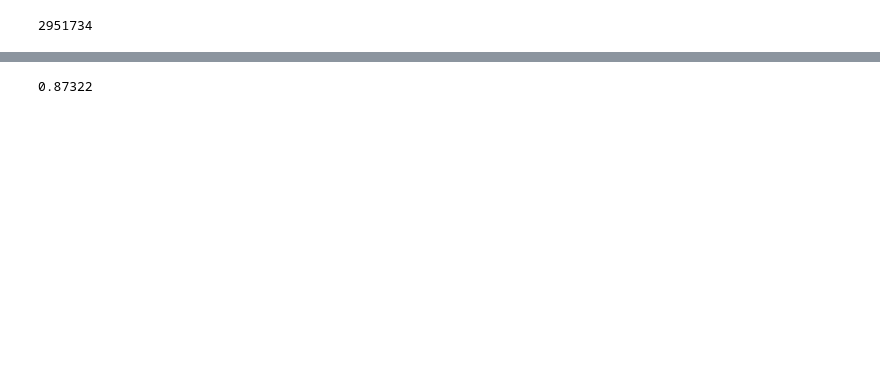
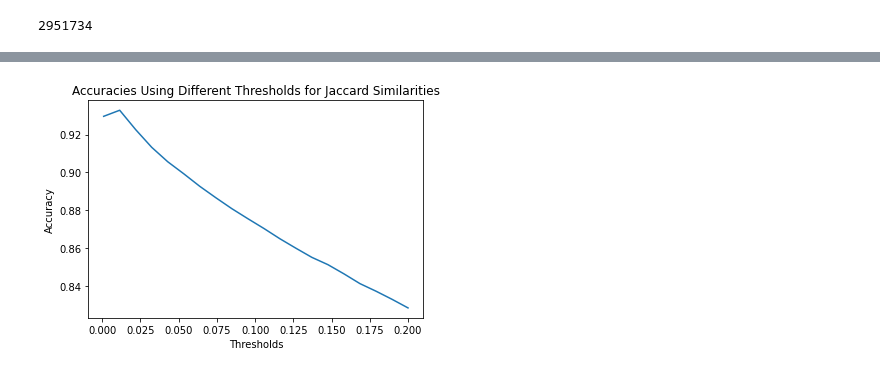
Before and after one commit to sejli/cse158as2, a Jupyter notebook: cse158as2.ipynb, the cells around one changed output, grey strips where cells are left out. Cells and saved outputs as stored; diff of their text form; code cells hidden in the pictures; blank space fills up the shorter version.

```diff
--- a/cse158as2.ipynb
+++ b/cse158as2.ipynb
@@ -155,6 +161,15 @@ for d in train:
   s = d['streamer_username']
   usersPerStreamer[s].add(u)
   streamersPerUser[u].add(s)
+# %%
+# Calculate similarities for everything so we don't have to calculate every time we run
+sims = defaultdict(int)
+for label, sample in X_valid:
+  for u, s in sample:
+    users = usersPerStreamer[s]
+    for s2 in streamersPerUser[u]:
+      sim = Jaccard(users, usersPerStreamer[s2])
+      sims[(u, s, s2)] = sim
 # %%
 # Max Sim = 0.01
 predictions = []
@@ -177,19 +192,25 @@ print(accuracy)
 # %%
-# Max Sim = 0.1
-predictions = []
-for label, sample in X_valid:
-  for u, s in sample:
-    maxSim = 0
-    users = usersPerStreamer[s]
-    for s2 in streamersPerUser[u]:
-      sim = Jaccard(users, usersPerStreamer[s2])
-      if sim > maxSim:
-        maxSim = sim
-    if maxSim > 0.1:
-      predictions.append(1)
-    else:
-      predictions.append(0)
-accuracy = sum(np.array(predictions) == np.array(y_valid)) / (len(y_valid))
-print(accuracy)
+X = np.linspace(0.001, 0.2, 20)
+y = []
+for threshold in X:
+  predictions = []
+  for label, sample in X_valid:
+    for u, s in sample:
+      maxSim = 0
+      users = usersPerStreamer[s]
+      for s2 in streamersPerUser[u]:
+        sim = sims[(u, s, s2)]
+        if sim > maxSim:
+          maxSim = sim
+      if maxSim > threshold:
+        predictions.append(1)
+      else:
+        predictions.append(0)
+  y.append(sum(np.array(predictions) == np.array(y_valid)) / (len(y_valid)))
+plt.plot(X, y)
+plt.xlabel('Thresholds')
+plt.ylabel('Accuracy')
+plt.title('Accuracies Using Different Thresholds for Jaccard Similarities')
+plt.show()
 # %% [output]
-0.87322
+[figure, added]
```
Also changed, not shown: parts of 5 cells of this notebook.
